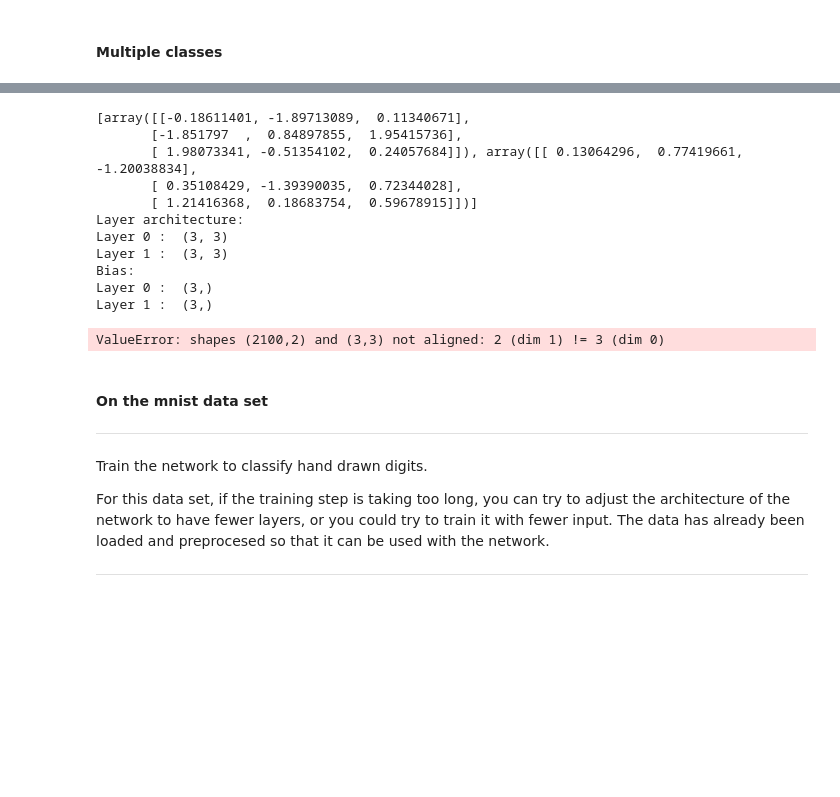
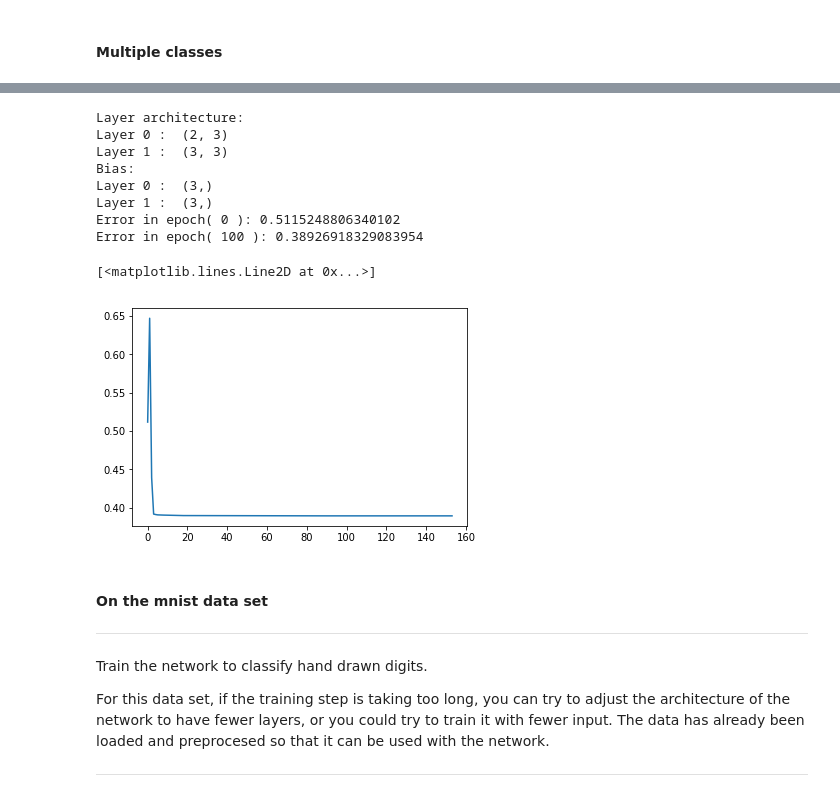
Before and after one commit to DeepLearningVision-2019/a3-neural-network-class-Biller17, a Jupyter notebook: Neural Network Assignment.ipynb, the cells around one changed output, grey strips where cells are left out. Drawn from its saved outputs; the diff is of its cells as text; code cells hidden in the pictures; blank space fills up the shorter version.

```diff
--- a/Neural Network Assignment.ipynb
+++ b/Neural Network Assignment.ipynb
@@ -203,21 +197,19 @@ plt.show()
 # %%
 #TODO: Test the class with the multiple classes data
-network = NeuralNetwork([3,3,3],0.2)
-errors = network.train(feature_set, one_hot_labels, 6000)
+network = NeuralNetwork([2,3,3],0.2)
+errors = network.train(feature_set, one_hot_labels, 600)
 plt.plot(errors)
 # %% [output]
-[array([[-0.18611401, -1.89713089,  0.11340671],
-       [-1.851797  ,  0.84897855,  1.95415736],
-       [ 1.98073341, -0.51354102,  0.24057684]]), array([[ 0.13064296,  0.77419661, -1.20038834],
-       [ 0.35108429, -1.39390035,  0.72344028],
-       [ 1.21416368,  0.18683754,  0.59678915]])]
 Layer architecture:
-Layer 0 :  (3, 3)
+Layer 0 :  (2, 3)
 Layer 1 :  (3, 3)
 Bias:
 Layer 0 :  (3,)
 Layer 1 :  (3,)
+Error in epoch( 0 ): 0.5115248806340102
+Error in epoch( 100 ): 0.38926918329083954
-ValueError: shapes (2100,2) and (3,3) not aligned: 2 (dim 1) != 3 (dim 0)
+[<matplotlib.lines.Line2D at 0x...>]
+[figure, added]
 # %% [markdown]
 #### On the mnist data set
 
```
Also changed, not shown: parts of 8 cells of this notebook.
